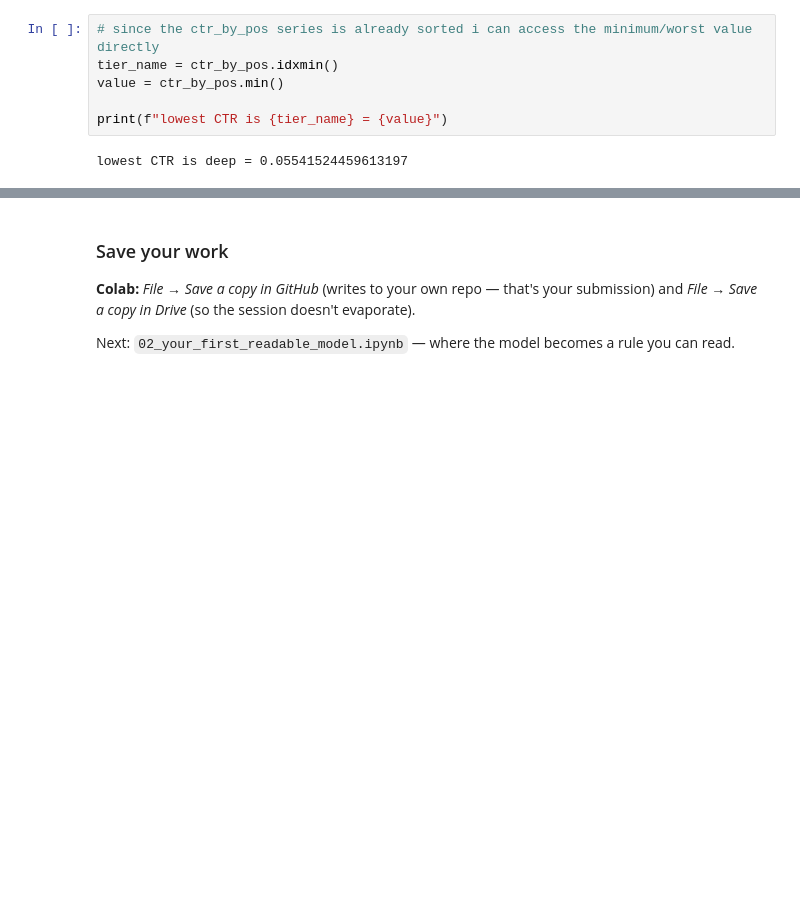
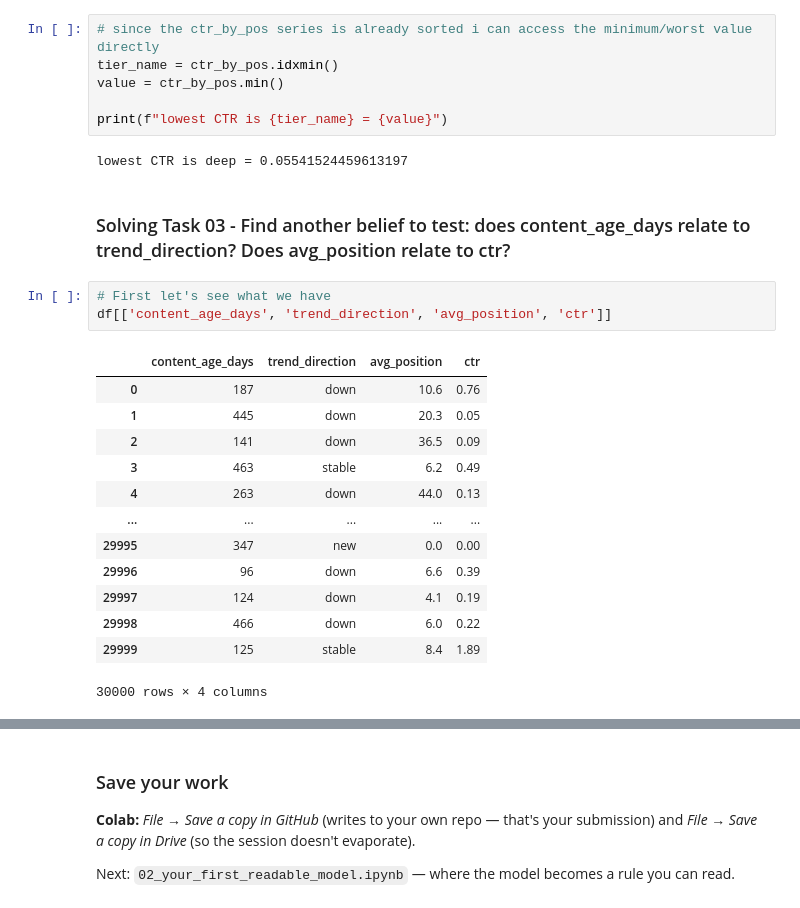
Before and after one commit to idcnys/flyrank, a Jupyter notebook: notebooks/01_first_look_and_discovery.ipynb, the cells around one changed output, grey strips where cells are left out. Cells and saved outputs as stored; diff of their text form; blank space fills up the shorter version.

Commit message:
Solved All three tasks

```diff
--- a/notebooks/01_first_look_and_discovery.ipynb
+++ b/notebooks/01_first_look_and_discovery.ipynb
@@ -173,3 +173,22 @@ value = ctr_by_pos.min()
 print(f"lowest CTR is {tier_name} = {value}")
 # %% [output]
 lowest CTR is deep = 0.05541524459613197
+# %% [markdown]
+### Solving Task 03 - Find another belief to test: does content_age_days relate to trend_direction? Does avg_position relate to ctr?
+# %%
+# First let's see what we have
+df[['content_age_days', 'trend_direction', 'avg_position', 'ctr']]
+# %% [output]
+|  | content_age_days | trend_direction | avg_position | ctr |
+| 0 | 187 | down | 10.6 | 0.76 |
+| 1 | 445 | down | 20.3 | 0.05 |
+| 2 | 141 | down | 36.5 | 0.09 |
+| 3 | 463 | stable | 6.2 | 0.49 |
+| 4 | 263 | down | 44.0 | 0.13 |
+| ... | ... | ... | ... | ... |
+| 29995 | 347 | new | 0.0 | 0.00 |
+| 29996 | 96 | down | 6.6 | 0.39 |
+| 29997 | 124 | down | 4.1 | 0.19 |
+| 29998 | 466 | down | 6.0 | 0.22 |
+| 29999 | 125 | stable | 8.4 | 1.89 |
+30000 rows × 4 columns
```
Also changed, not shown: parts of 2 cells of this notebook.
